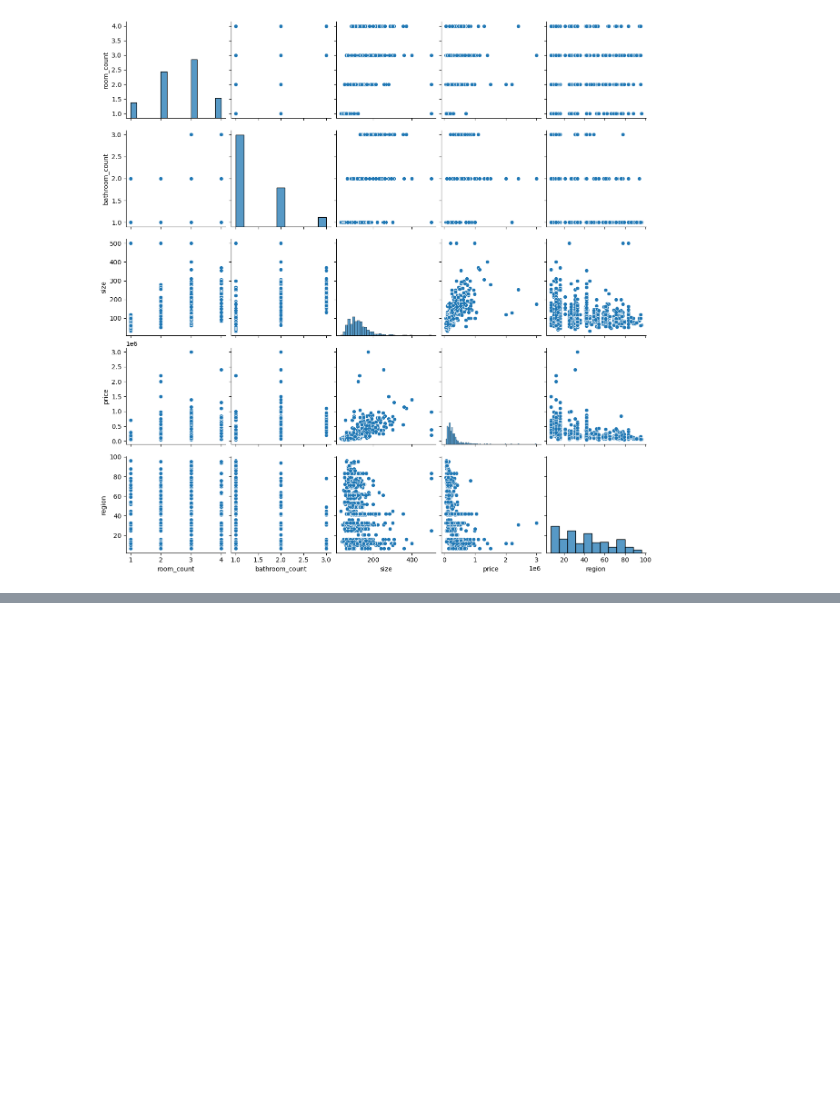
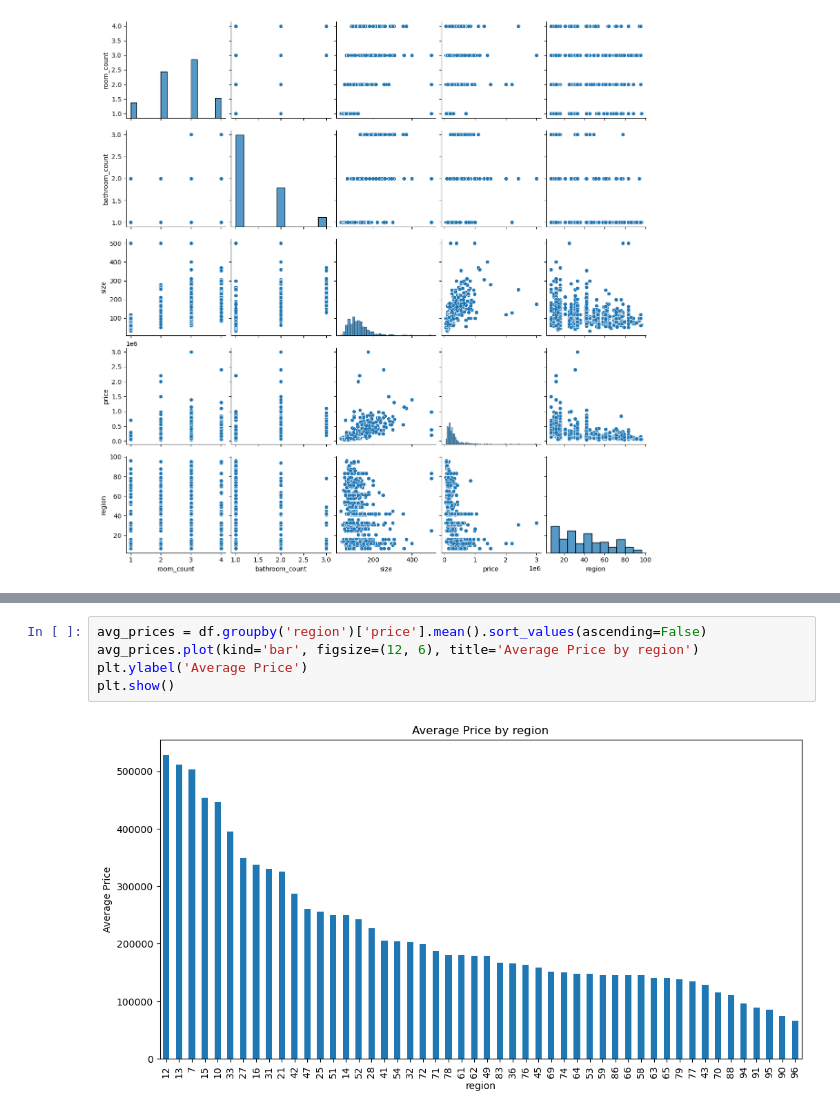
Before and after one commit to anasneji2002/Housing_pricing, a Jupyter notebook: notebooks/visualization/Property Prices in Tunisia_Cleaned.ipynb, the cells around one changed output, grey strips where cells are left out. Drawn from its saved outputs; the diff is of its cells as text; blank space fills up the shorter version.

Commit message:
added vizualisation by encoded city or region

```diff
--- a/notebooks/visualization/Property Prices in Tunisia_Cleaned.ipynb
+++ b/notebooks/visualization/Property Prices in Tunisia_Cleaned.ipynb
@@ -94,0 +103,7 @@ plt.show()
+# %%
+avg_prices = df.groupby('region')['price'].mean().sort_values(ascending=False)
+avg_prices.plot(kind='bar', figsize=(12, 6), title='Average Price by region')
+plt.ylabel('Average Price')
+plt.show()
+# %% [output]
+[figure, added]
```
Also changed, not shown: parts of 1 cell of this notebook, 1 other file.
